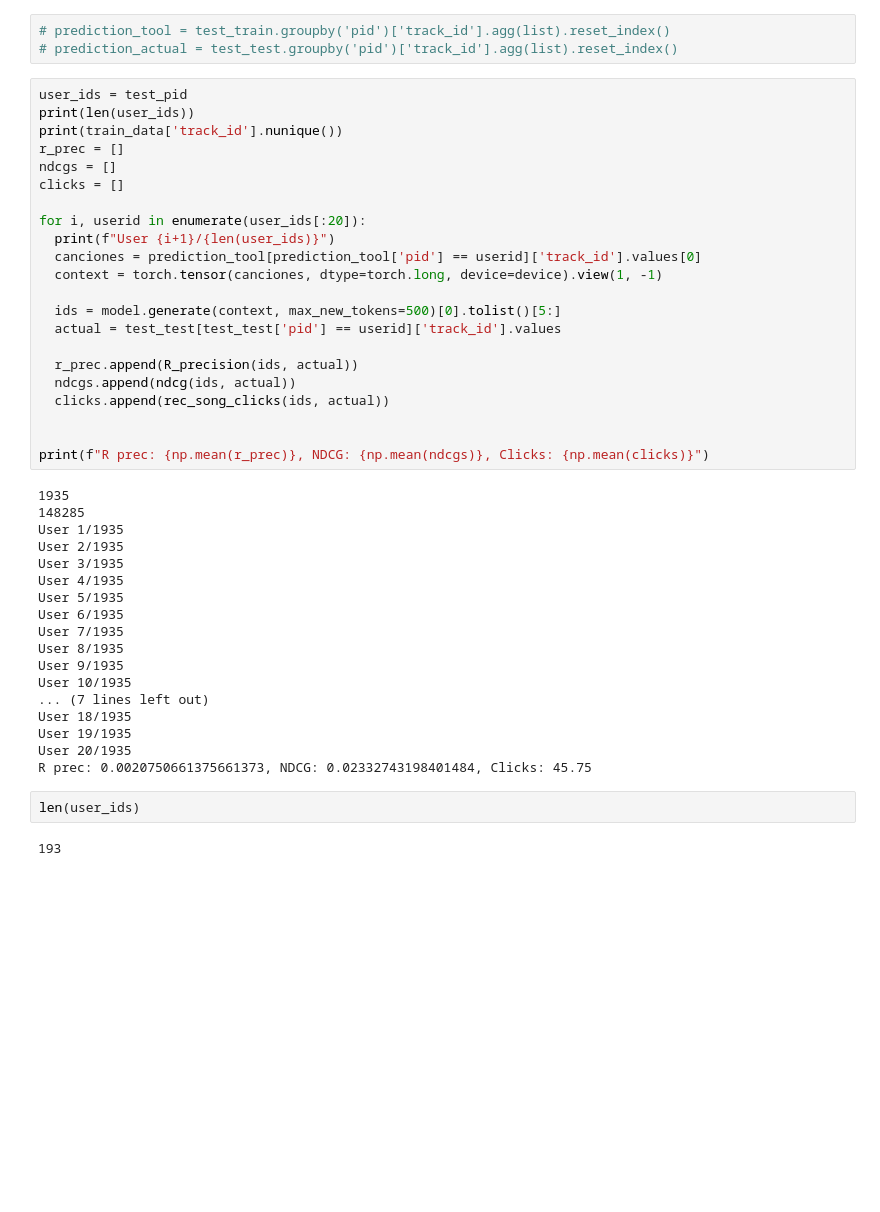
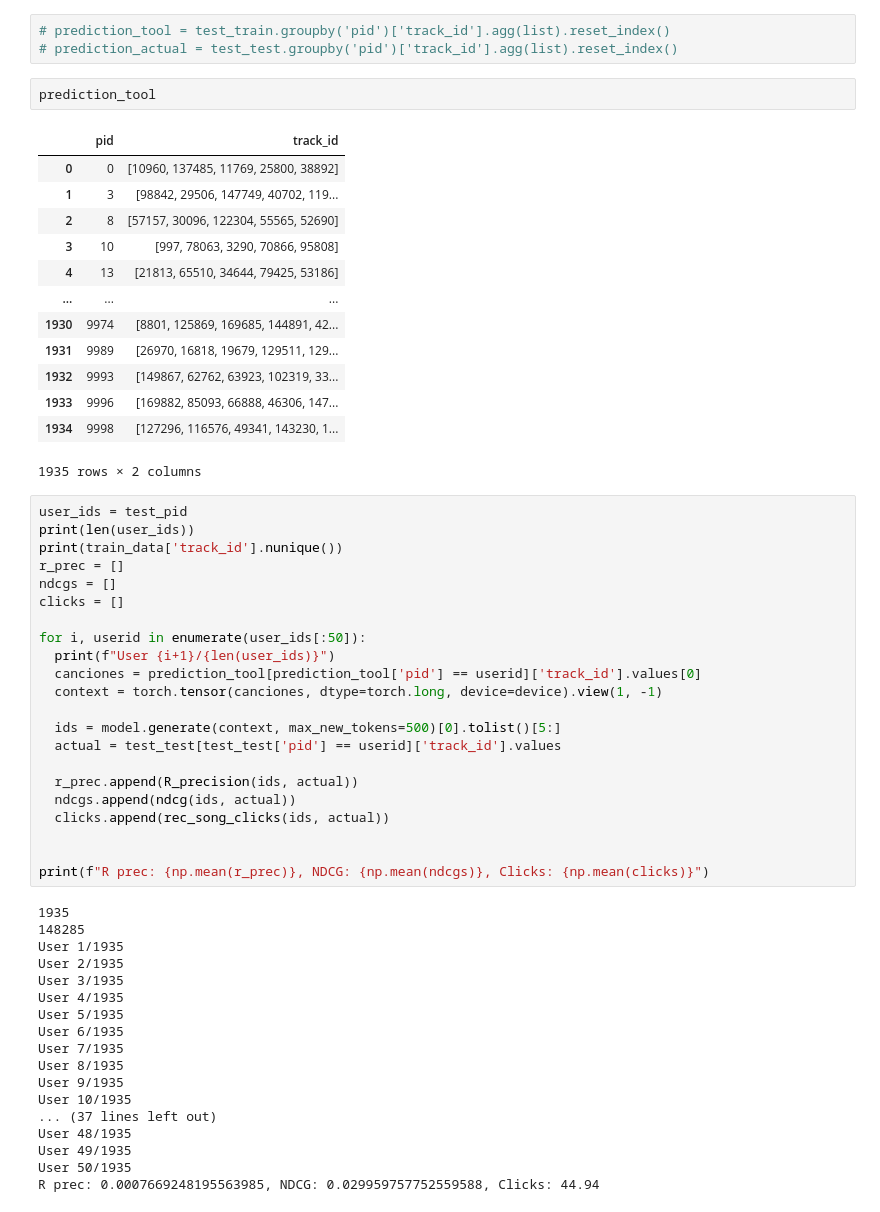
Before and after one commit to JavoAlejandro/Spotify_million_proj, a Jupyter notebook: transformers.ipynb, the cells around one changed output. Cells and saved outputs as stored; diff of their text form; blank space fills up the shorter version.

```diff
--- a/transformers.ipynb
+++ b/transformers.ipynb
@@ -636,6 +617,22 @@ torch.Size([1, 7])
 # %%
 # prediction_tool = test_train.groupby('pid')['track_id'].agg(list).reset_index()
 # prediction_actual = test_test.groupby('pid')['track_id'].agg(list).reset_index()
+# %%
+prediction_tool
+# %% [output]
+|  | pid | track_id |
+| 0 | 0 | [10960, 137485, 11769, 25800, 38892] |
+| 1 | 3 | [98842, 29506, 147749, 40702, 119... |
+| 2 | 8 | [57157, 30096, 122304, 55565, 52690] |
+| 3 | 10 | [997, 78063, 3290, 70866, 95808] |
+| 4 | 13 | [21813, 65510, 34644, 79425, 53186] |
+| ... | ... | ... |
+| 1930 | 9974 | [8801, 125869, 169685, 144891, 42... |
+| 1931 | 9989 | [26970, 16818, 19679, 129511, 129... |
+| 1932 | 9993 | [149867, 62762, 63923, 102319, 33... |
+| 1933 | 9996 | [169882, 85093, 66888, 46306, 147... |
+| 1934 | 9998 | [127296, 116576, 49341, 143230, 1... |
+1935 rows × 2 columns
 # %%
 user_ids = test_pid
 print(len(user_ids))
@@ -644,7 +641,7 @@ r_prec = []
 ndcgs = []
 clicks = []
 
-for i, userid in enumerate(user_ids[:20]):
+for i, userid in enumerate(user_ids[:50]):
   print(f"User {i+1}/{len(user_ids)}")
   canciones = prediction_tool[prediction_tool['pid'] == userid]['track_id'].values[0]
   context = torch.tensor(canciones, dtype=torch.long, device=device).view(1, -1)
@@ -671,12 +668,8 @@ User 7/1935
 User 8/1935
 User 9/1935
 User 10/1935
-... (7 lines left out)
-User 18/1935
-User 19/1935
-User 20/1935
-R prec: 0.0020750661375661373, NDCG: 0.02332743198401484, Clicks: 45.75
+... (37 lines left out)
+User 48/1935
+User 49/1935
+User 50/1935
+R prec: 0.0007669248195563985, NDCG: 0.029959757752559588, Clicks: 44.94
-# %%
-len(user_ids)
-# %% [output]
-193
```
Also changed, not shown: parts of 11 cells of this notebook.
